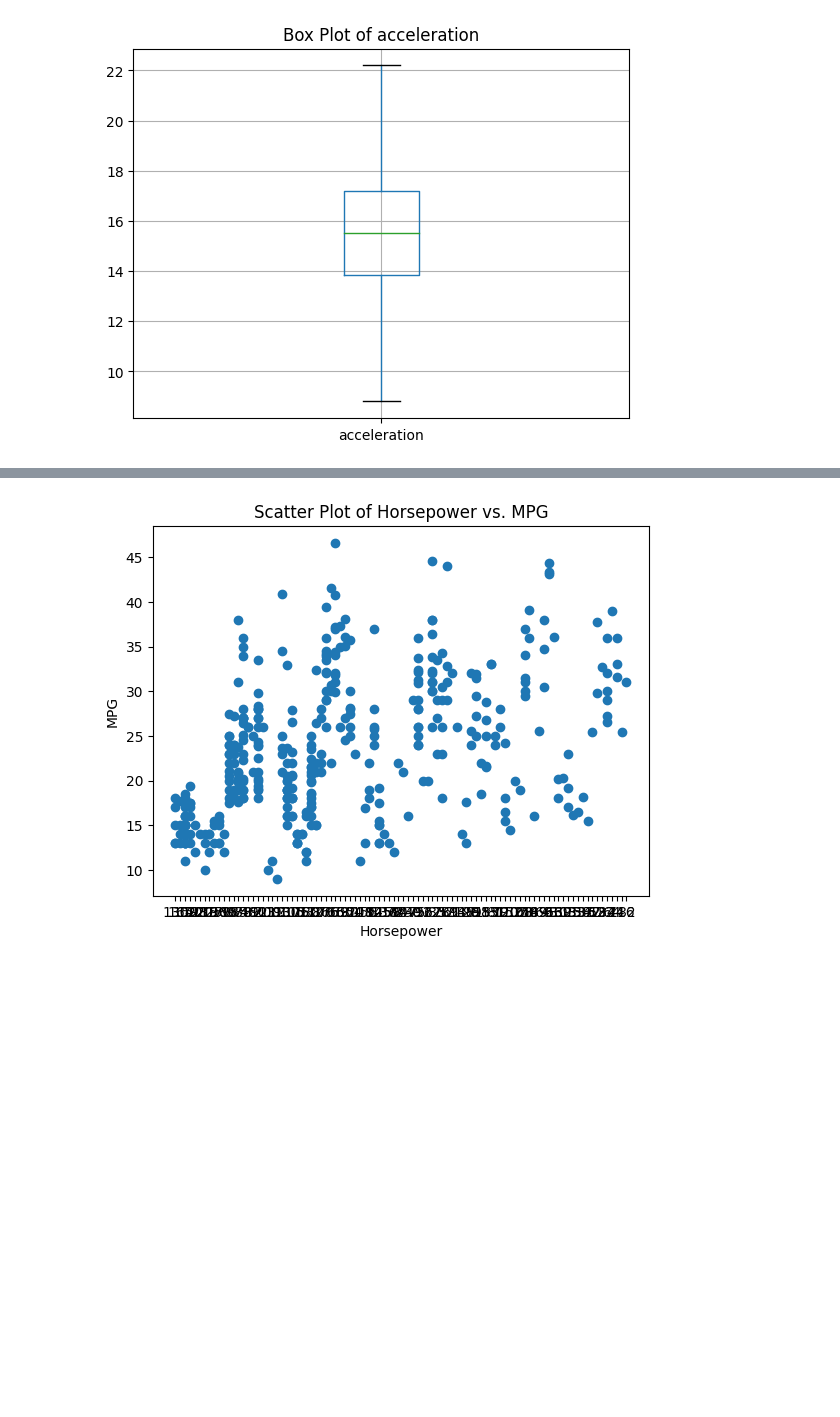
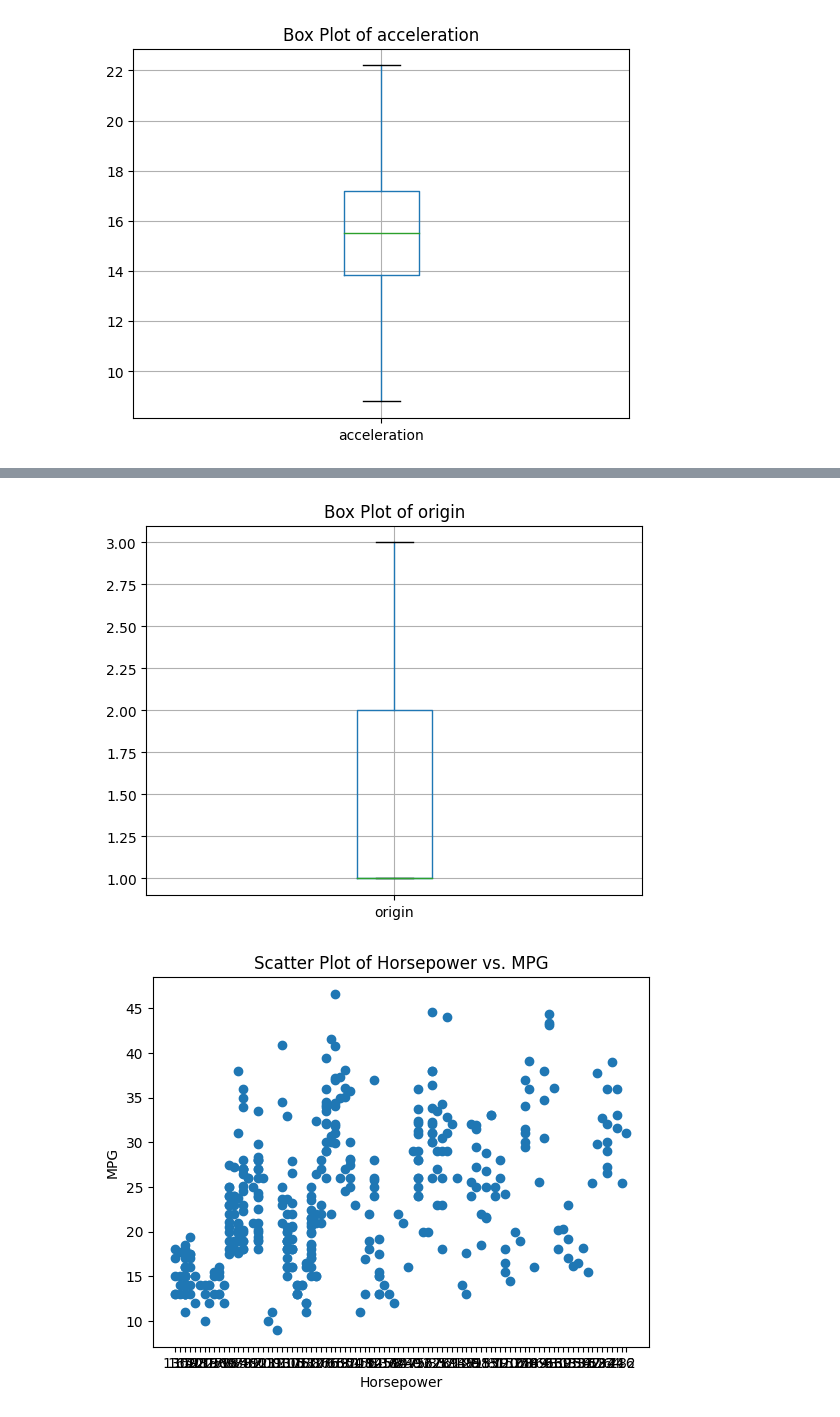
Before and after one commit to jahnavi-sri/ML-LAB, a Jupyter notebook: DataVisualization.ipynb, the cells around one changed output, grey strips where cells are left out. Cells and saved outputs as stored; diff of their text form; code cells hidden in the pictures; blank space fills up the shorter version.

```diff
--- a/DataVisualization.ipynb
+++ b/DataVisualization.ipynb
@@ -37,3 +45,11 @@ plt.show()
+# %%
+import matplotlib.pyplot as plt
+dd=df.boxplot(column='origin')
+dd.plot()
+plt.title('Box Plot of origin')
+plt.show()
+# %% [output]
+[figure, added]
 # %%
 plt.scatter(df['horsepower'], df['mpg'])
 plt.xlabel('Horsepower')
```
Also changed, not shown: parts of 1 cell of this notebook.
